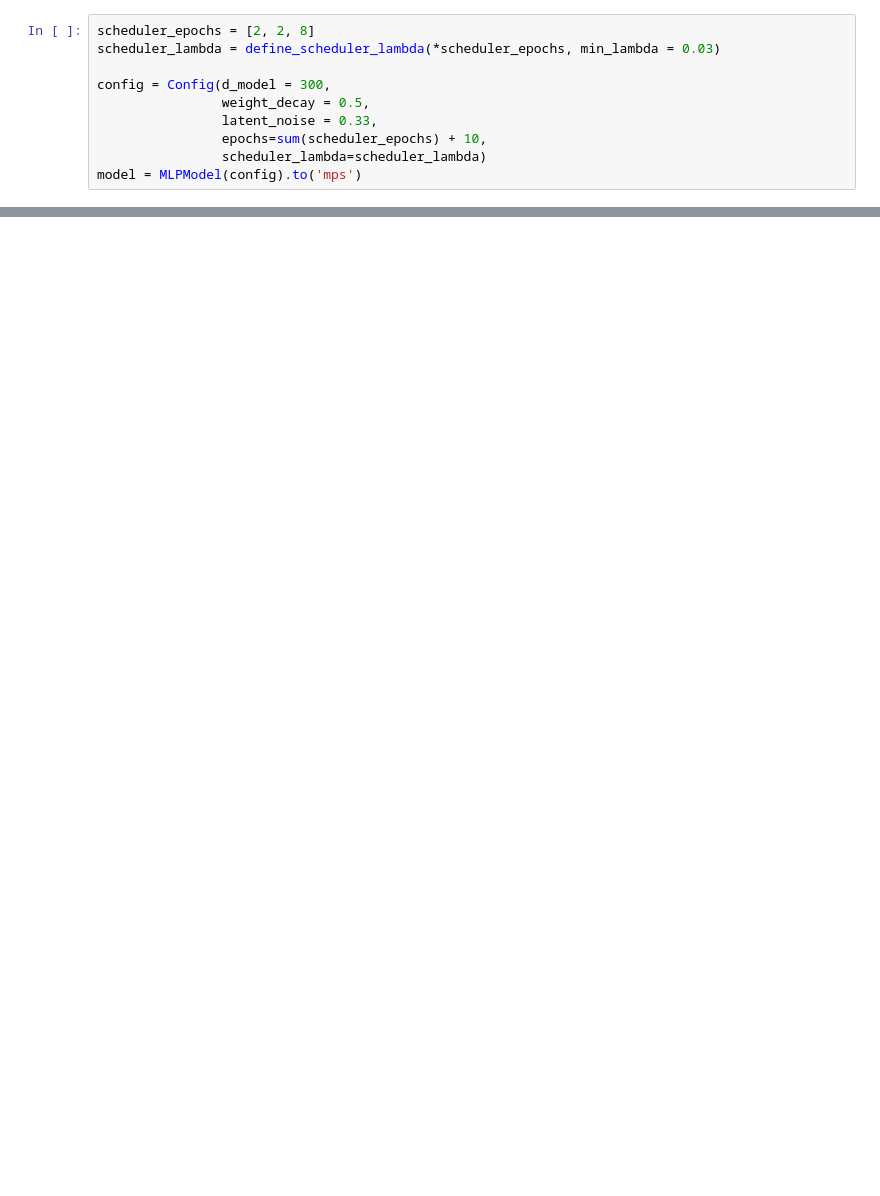
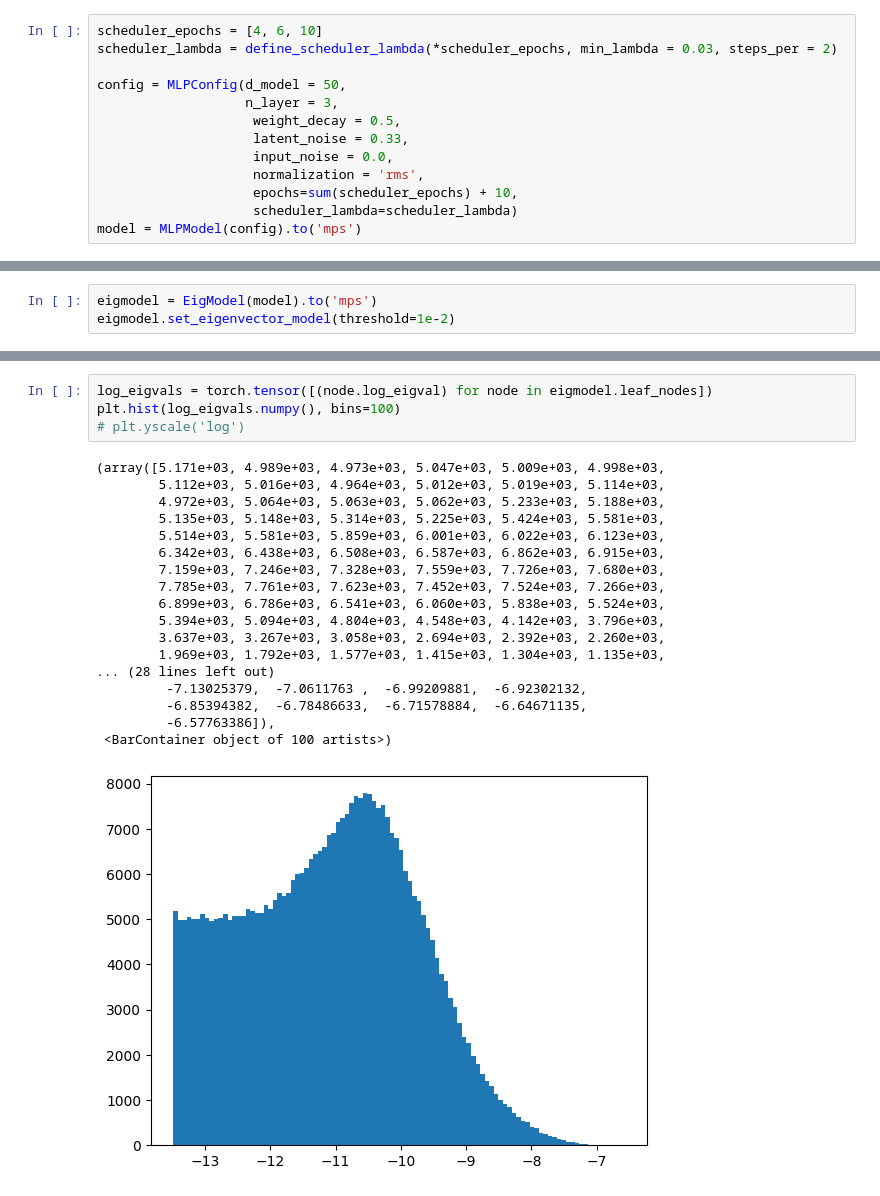
Before and after one commit to empty-michael/bilinear, a Jupyter notebook: test.ipynb, the cells around one changed output, grey strips where cells are left out. Saved outputs shown, nothing was run; the diff lists cells and outputs as text; blank space fills up the shorter version.

Commit message:
add full eigmodel

```diff
--- a/test.ipynb
+++ b/test.ipynb
@@ -7,12 +11,15 @@ from utils import define_scheduler_lambda
 # %%
-scheduler_epochs = [2, 2, 8]
-scheduler_lambda = define_scheduler_lambda(*scheduler_epochs, min_lambda = 0.03)
+scheduler_epochs = [4, 6, 10]
+scheduler_lambda = define_scheduler_lambda(*scheduler_epochs, min_lambda = 0.03, steps_per = 2)
 
-config = Config(d_model = 300,
-                weight_decay = 0.5,
-                latent_noise = 0.33,
-                epochs=sum(scheduler_epochs) + 10,
-                scheduler_lambda=scheduler_lambda)
+config = MLPConfig(d_model = 50,
+                   n_layer = 3,
+                    weight_decay = 0.5,
+                    latent_noise = 0.33,
+                    input_noise = 0.0,
+                    normalization = 'rms',
+                    epochs=sum(scheduler_epochs) + 10,
+                    scheduler_lambda=scheduler_lambda)
 model = MLPModel(config).to('mps')
 # %%
 model.fit()
@@ -32,0 +44,3 @@ KeyboardInterrupt:
+# %%
+eigmodel = EigModel(model).to('mps')
+eigmodel.set_eigenvector_model(threshold=1e-2)
@@ -32,0 +56,23 @@ KeyboardInterrupt:
+# %%
+log_eigvals = torch.tensor([(node.log_eigval) for node in eigmodel.leaf_nodes])
+plt.hist(log_eigvals.numpy(), bins=100)
+# plt.yscale('log')
+# %% [output]
+(array([5.171e+03, 4.989e+03, 4.973e+03, 5.047e+03, 5.009e+03, 4.998e+03,
+        5.112e+03, 5.016e+03, 4.964e+03, 5.012e+03, 5.019e+03, 5.114e+03,
+        4.972e+03, 5.064e+03, 5.063e+03, 5.062e+03, 5.233e+03, 5.188e+03,
+        5.135e+03, 5.148e+03, 5.314e+03, 5.225e+03, 5.424e+03, 5.581e+03,
+        5.514e+03, 5.581e+03, 5.859e+03, 6.001e+03, 6.022e+03, 6.123e+03,
+        6.342e+03, 6.438e+03, 6.508e+03, 6.587e+03, 6.862e+03, 6.915e+03,
+        7.159e+03, 7.246e+03, 7.328e+03, 7.559e+03, 7.726e+03, 7.680e+03,
+        7.785e+03, 7.761e+03, 7.623e+03, 7.452e+03, 7.524e+03, 7.266e+03,
+        6.899e+03, 6.786e+03, 6.541e+03, 6.060e+03, 5.838e+03, 5.524e+03,
+        5.394e+03, 5.094e+03, 4.804e+03, 4.548e+03, 4.142e+03, 3.796e+03,
+        3.637e+03, 3.267e+03, 3.058e+03, 2.694e+03, 2.392e+03, 2.260e+03,
+        1.969e+03, 1.792e+03, 1.577e+03, 1.415e+03, 1.304e+03, 1.135e+03,
+... (28 lines left out)
+         -7.13025379,  -7.0611763 ,  -6.99209881,  -6.92302132,
+         -6.85394382,  -6.78486633,  -6.71578884,  -6.64671135,
+         -6.57763386]),
+ <BarContainer object of 100 artists>)
+[figure, added]
```
Also changed, not shown: parts of 12 cells of this notebook, 2 other files.
